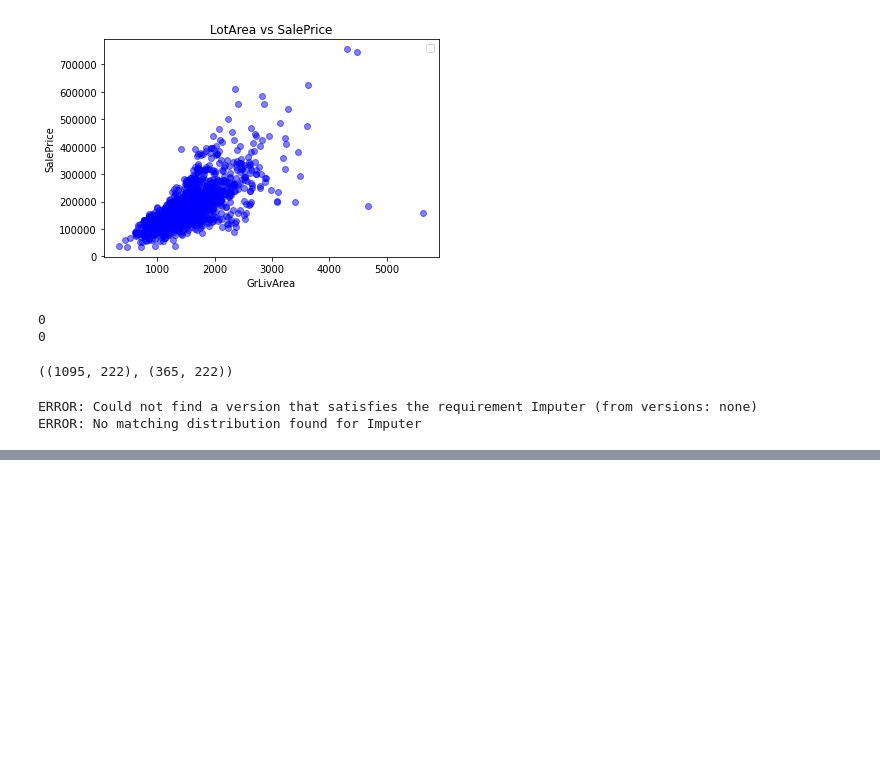
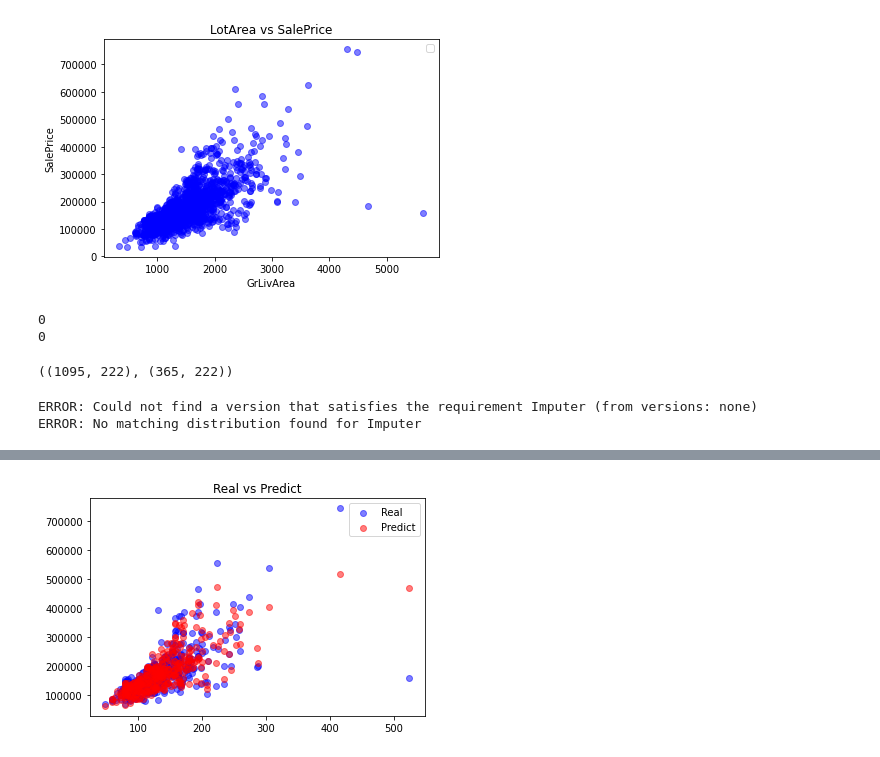
Before and after one commit to hjn14133/Machine-Learning, a Jupyter notebook: XGBRegressor_House_Price.ipynb, the cells around one changed output, grey strips where cells are left out. Saved outputs shown, nothing was run; the diff lists cells and outputs as text; code cells hidden in the pictures; blank space fills up the shorter version.

```diff
--- a/XGBRegressor_House_Price.ipynb
+++ b/XGBRegressor_House_Price.ipynb
@@ -239,0 +250,29 @@ Fitting 5 folds for each of 288 candidates, totalling 1440 fits
+# %%
+# XGBoost Regressor
+from xgboost import XGBRegressor
+from xgboost import XGBRFRegressor
+from sklearn.model_selection import GridSearchCV
+
+from sklearn.metrics import mean_squared_error
+from sklearn.metrics import mean_absolute_error
+
+#from sklearn.preprocessing import Imputer
+from sklearn.impute import SimpleImputer
+
+# Best Fit for the XGBoost Regressor
+xgb_model = XGBRegressor(
+    colsample_bytree= 0.7,
+    learning_rate= 0.01,
+    max_depth= 10,
+    min_child_weight= 5,
+    n_estimators= 500,
+    objective= 'reg:squarederror',
+    subsample= 0.5)
+
+%time xgb_model.fit(X_train, y_train, early_stopping_rounds= 5, eval_set=[(X_val, y_val)], verbose = False)
+#xgb_model.fit(X_train, y_train)
+y_pred_xgb = xgb_model.predict(X_val)
+
+mae_xgb = mean_absolute_error(y_val, y_pred_xgb)
+
+print("MAE: ", mae_xgb)
@@ -239,0 +283,9 @@ Fitting 5 folds for each of 288 candidates, totalling 1440 fits
+# %%
+#Plot Real vs Predict
+plt.scatter(X_val['GrLivArea'] * 0.092903, y_val,          color='blue', label='Real',    alpha=0.5)
+plt.scatter(X_val['GrLivArea'] * 0.092903, y_pred_xgb,  color='red' , label='Predict', alpha=0.5)
+plt.title("Real vs Predict")
+plt.legend(loc='best')
+plt.show()
+# %% [output]
+[figure, added]
```
Also changed, not shown: parts of 3 cells of this notebook.
